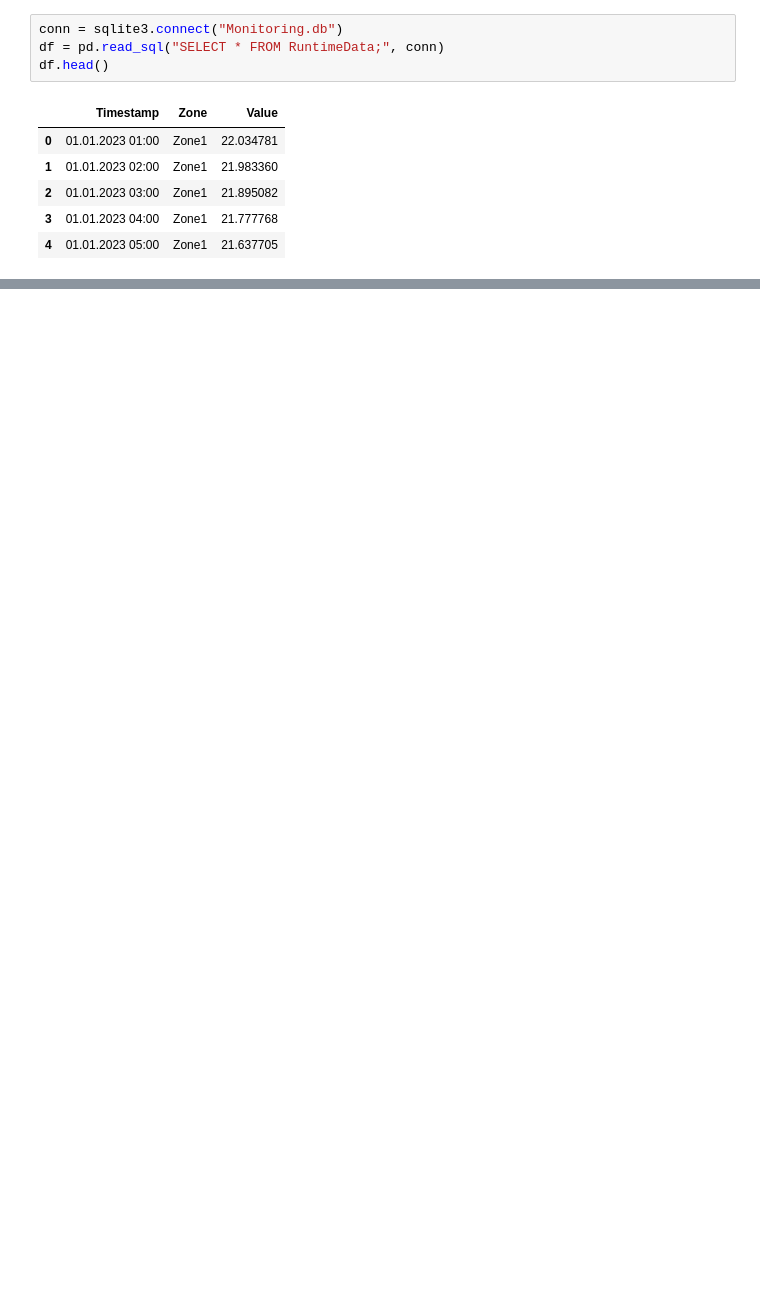
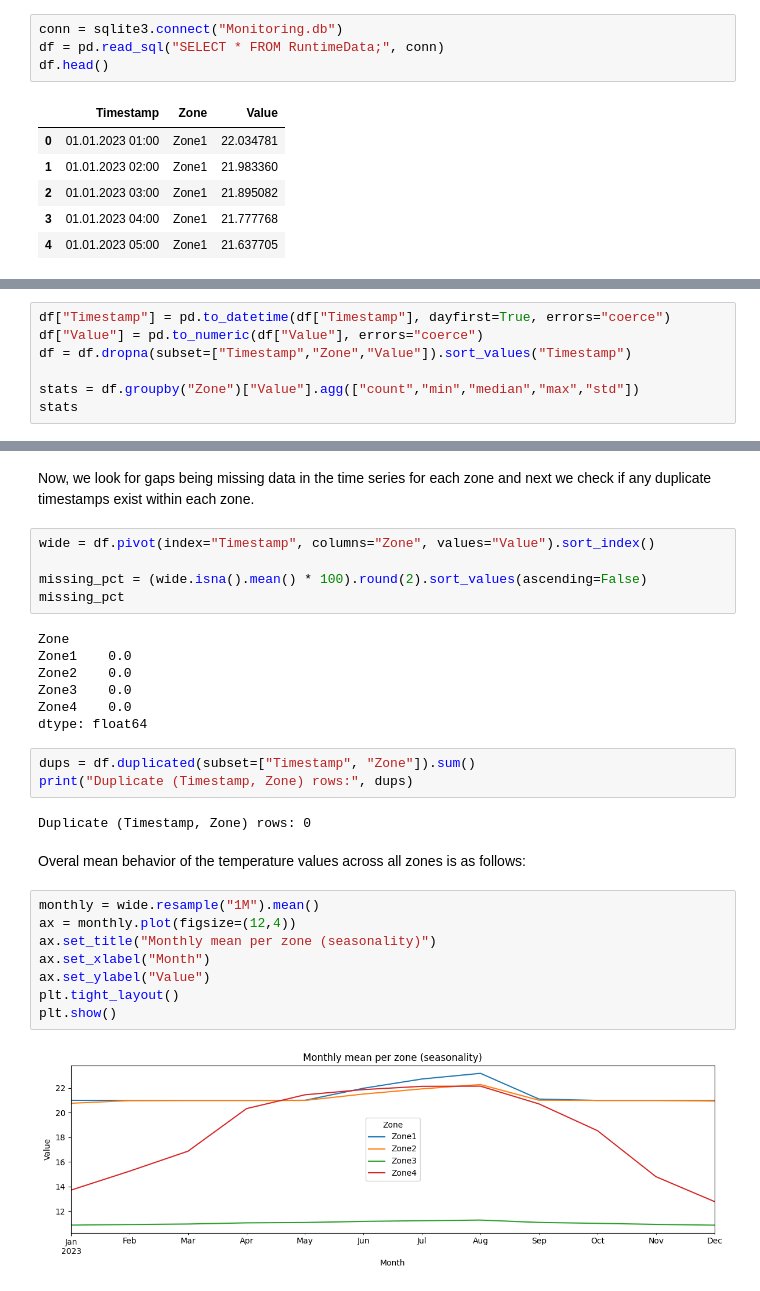
Before and after one commit to natalia342N/DigiTwins, a Jupyter notebook: Assignment4/analysis.ipynb, the cells around one changed output, grey strips where cells are left out. Cells and saved outputs as stored; diff of their text form; blank space fills up the shorter version.

```diff
--- a/Assignment4/analysis.ipynb
+++ b/Assignment4/analysis.ipynb
@@ -87,0 +86,7 @@ for z in df["Zone"].unique():
+# %%
+df["Timestamp"] = pd.to_datetime(df["Timestamp"], dayfirst=True, errors="coerce")
+df["Value"] = pd.to_numeric(df["Value"], errors="coerce")
+df = df.dropna(subset=["Timestamp","Zone","Value"]).sort_values("Timestamp")
+
+stats = df.groupby("Zone")["Value"].agg(["count","min","median","max","std"])
+stats
@@ -87,0 +112,31 @@ for z in df["Zone"].unique():
+# %% [markdown]
+Now, we look for gaps being missing data in the time series for each zone and next we check if any duplicate timestamps exist within each zone.
+# %%
+wide = df.pivot(index="Timestamp", columns="Zone", values="Value").sort_index()
+
+missing_pct = (wide.isna().mean() * 100).round(2).sort_values(ascending=False)
+missing_pct
+# %% [output]
+Zone
+Zone1    0.0
+Zone2    0.0
+Zone3    0.0
+Zone4    0.0
+dtype: float64
+# %%
+dups = df.duplicated(subset=["Timestamp", "Zone"]).sum()
+print("Duplicate (Timestamp, Zone) rows:", dups)
+# %% [output]
+Duplicate (Timestamp, Zone) rows: 0
+# %% [markdown]
+Overal mean behavior of the temperature values across all zones is as follows:
+# %%
+monthly = wide.resample("1M").mean()
+ax = monthly.plot(figsize=(12,4))
+ax.set_title("Monthly mean per zone (seasonality)")
+ax.set_xlabel("Month")
+ax.set_ylabel("Value")
+plt.tight_layout()
+plt.show()
+# %% [output]
+[figure, added]
```
Also changed, not shown: parts of 46 cells of this notebook, 1 other file.
